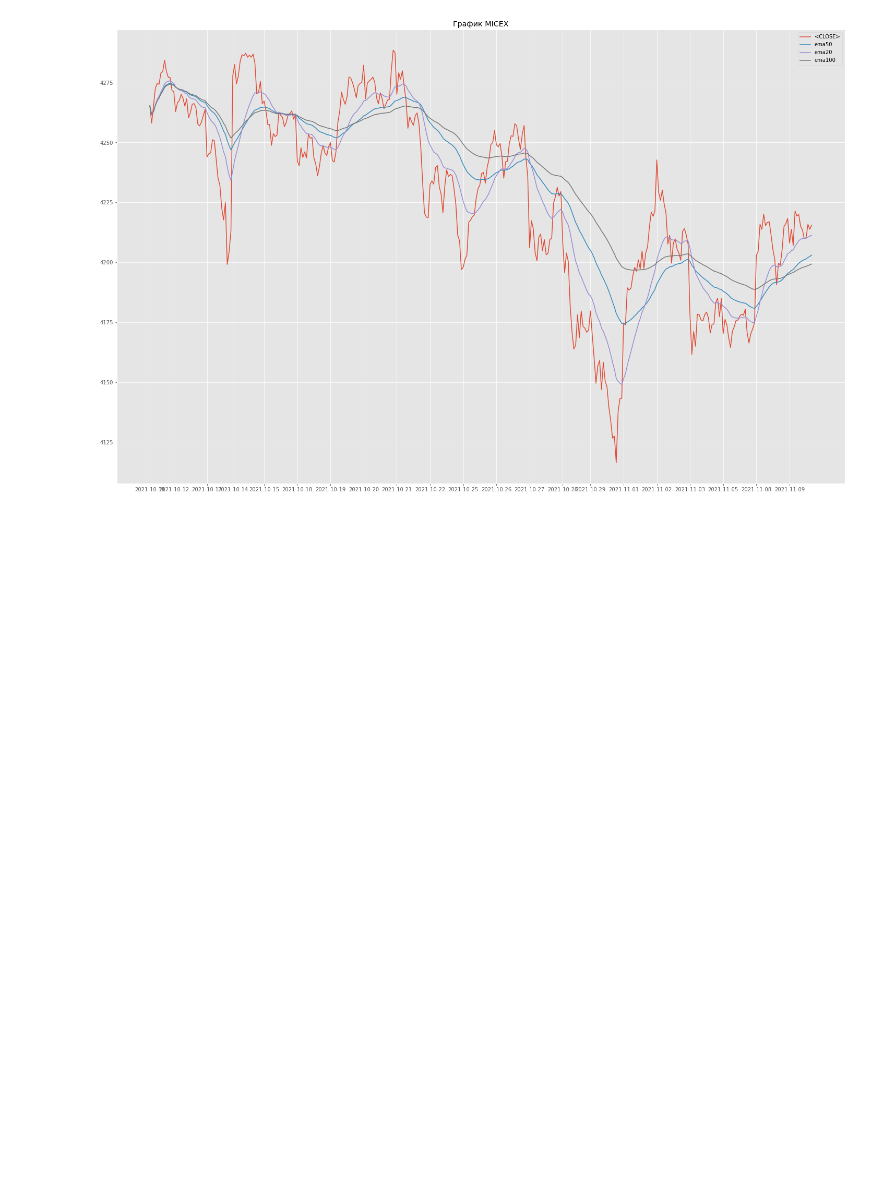
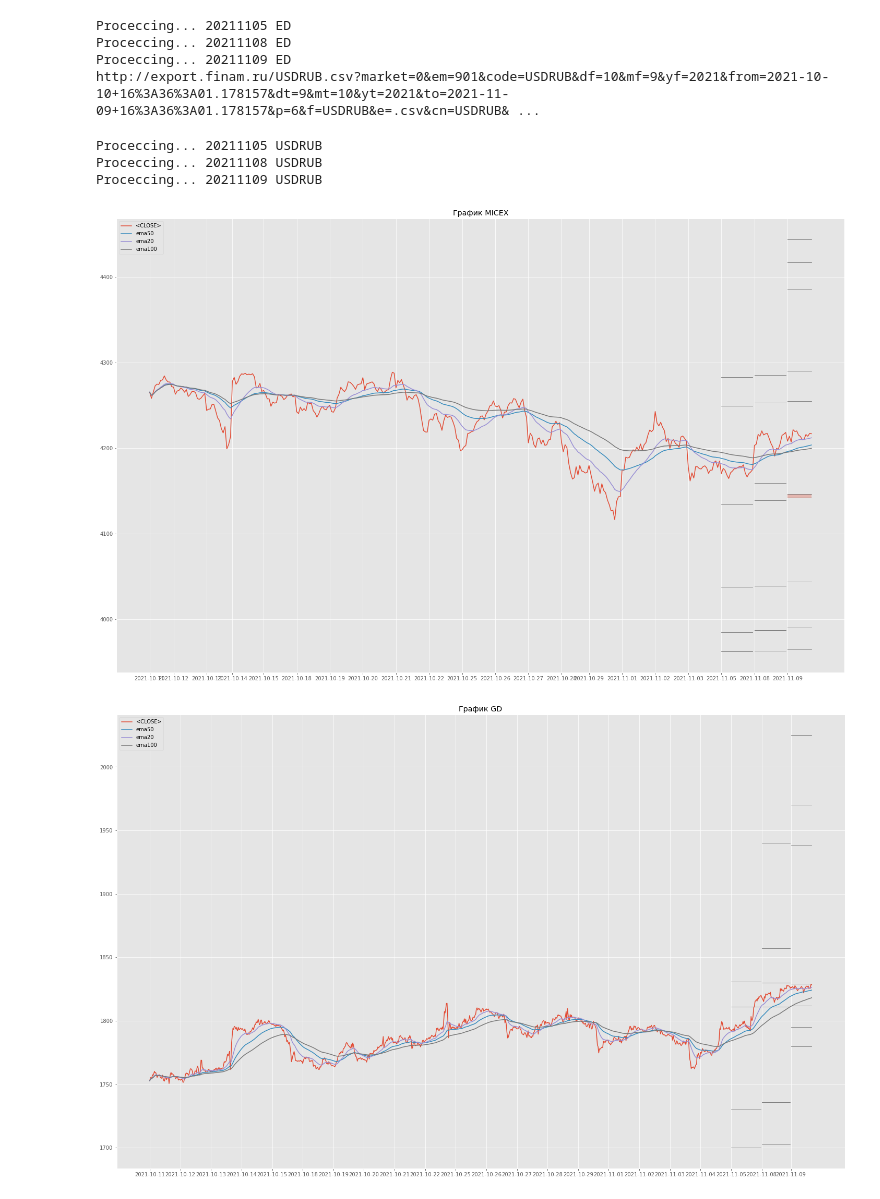
Before and after one commit to semalis/python_yahoo_finam_fred, a Jupyter notebook: RomanAndreev/start.ipynb, the cells around one changed output. Cells and saved outputs as stored; diff of their text form; code cells hidden in the pictures; blank space fills up the shorter version.

Commit message:
RomanAndreev

```diff
--- a/RomanAndreev/start.ipynb
+++ b/RomanAndreev/start.ipynb
@@ -10,7 +10,6 @@ from miner import *
 
 #В папке path должны лежать все файлы с рекомендациями от Романа Андреева (и не только) по датам
 #в файлах с именами ГГГГММДД.txt в обычном текстовом формате, например '20201103.txt'
-path = 'RomanAndreev/'
 
 #------------------кусок файла приведен ниже:-------------------------------------------------------
 #Вчера индекс ММВБ закрыл день белой свечкой. Отбившись вниз от низа своего осн канала (на утро 2686)
@@ -172 +186,9 @@ UnicodeDecodeError: 'charmap' codec can't decode byte 0x98 in position 93: chara
+Proceccing... 20211105 ED
+Proceccing... 20211108 ED
+Proceccing... 20211109 ED
+http://export.finam.ru/USDRUB.csv?market=0&em=901&code=USDRUB&df=10&mf=9&yf=2021&from=2021-10-10+16%3A36%3A01.178157&dt=9&mt=10&yt=2021&to=2021-11-09+16%3A36%3A01.178157&p=6&f=USDRUB&e=.csv&cn=USDRUB& ...
+Proceccing... 20211105 USDRUB
+Proceccing... 20211108 USDRUB
+Proceccing... 20211109 USDRUB
-[figure, old version]
+[figure, new version]
+[figure, added]
```
Also changed, not shown: parts of 1 cell of this notebook, 4 other files.
